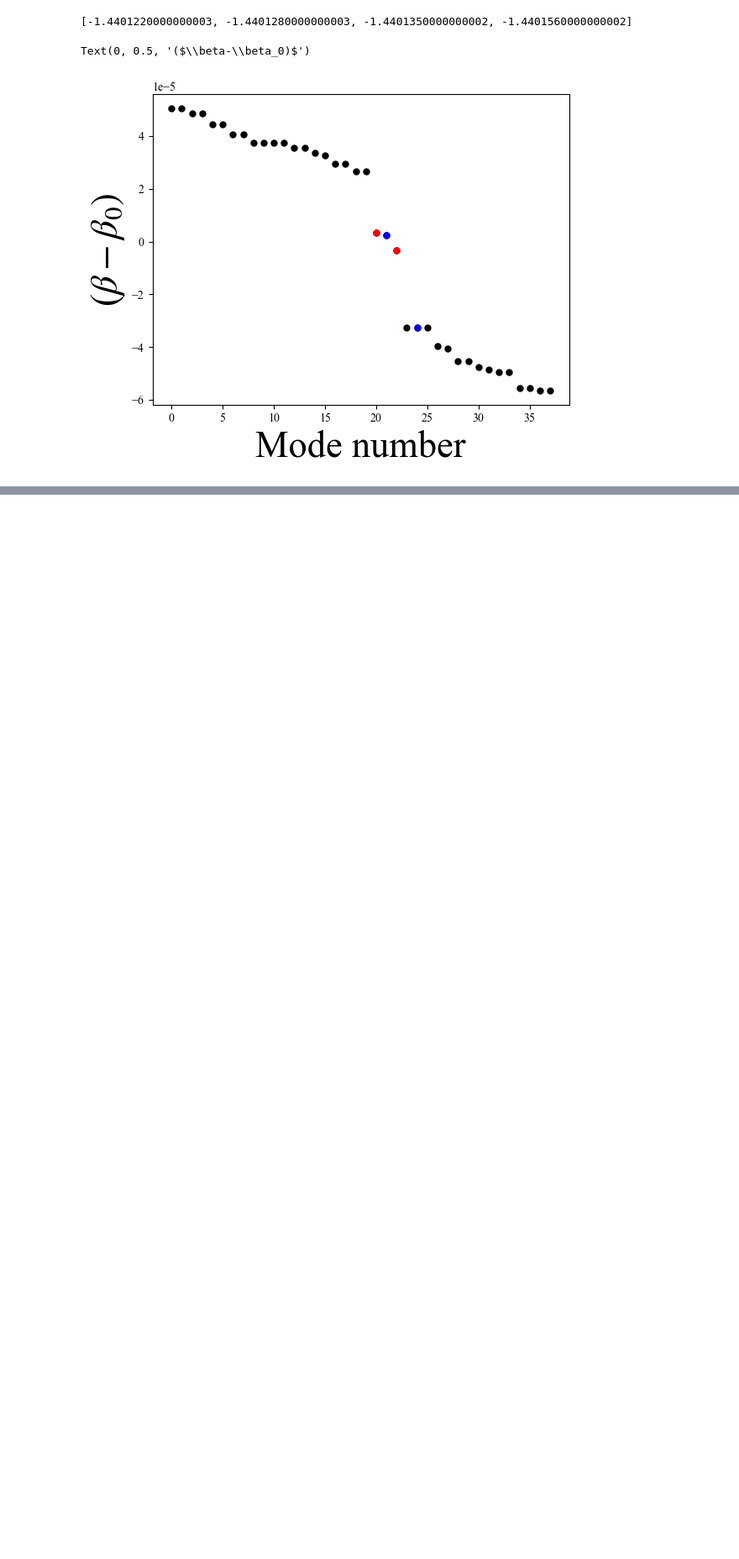
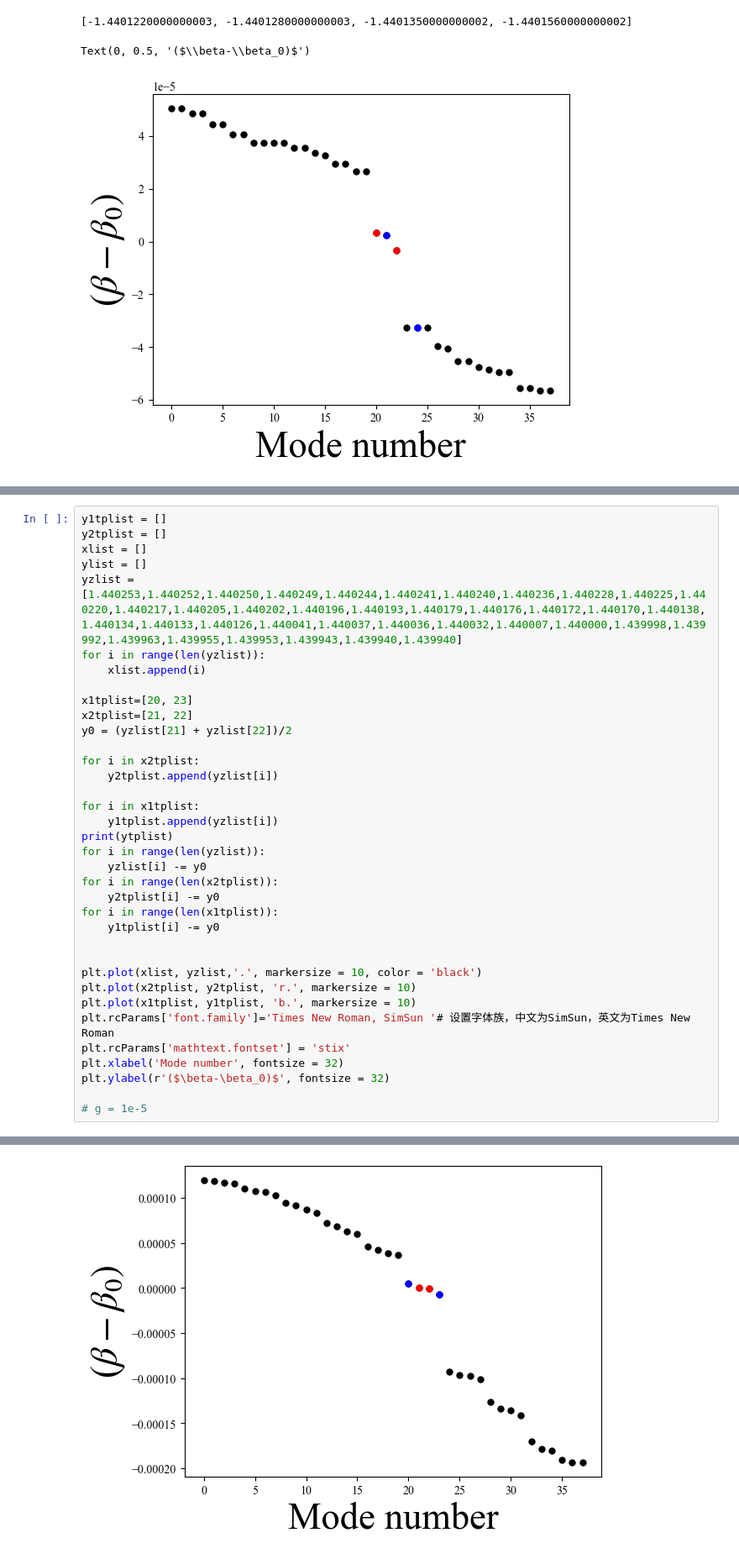
Before and after one commit to LIXUYANG03/On-chip-topological-orbital-angular-momentum, a Jupyter notebook: 能带.ipynb, the cells around one changed output, grey strips where cells are left out. Shown at 84% size. Cells and saved outputs as stored; diff of their text form; blank space fills up the shorter version.

```diff
--- a/能带.ipynb
+++ b/能带.ipynb
@@ -1107,0 +1242,37 @@ Text(0, 0.5, '($\\beta-\\beta_0)$')
+# %%
+y1tplist = []
+y2tplist = []
+xlist = []
+ylist = []
+yzlist = [1.440253,1.440252,1.440250,1.440249,1.440244,1.440241,1.440240,1.440236,1.440228,1.440225,1.440220,1.440217,1.440205,1.440202,1.440196,1.440193,1.440179,1.440176,1.440172,1.440170,1.440138,1.440134,1.440133,1.440126,1.440041,1.440037,1.440036,1.440032,1.440007,1.440000,1.439998,1.439992,1.439963,1.439955,1.439953,1.439943,1.439940,1.439940]
+for i in range(len(yzlist)):
+    xlist.append(i)
+
+x1tplist=[20, 23]
+x2tplist=[21, 22]
+y0 = (yzlist[21] + yzlist[22])/2
+
+for i in x2tplist:
+    y2tplist.append(yzlist[i])
+
+for i in x1tplist:
+    y1tplist.append(yzlist[i])
+print(ytplist)
+for i in range(len(yzlist)):
+    yzlist[i] -= y0
+for i in range(len(x2tplist)):
+    y2tplist[i] -= y0
+for i in range(len(x1tplist)):
+    y1tplist[i] -= y0
+
+
+plt.plot(xlist, yzlist,'.', markersize = 10, color = 'black')
+plt.plot(x2tplist, y2tplist, 'r.', markersize = 10)
+plt.plot(x1tplist, y1tplist, 'b.', markersize = 10)
+plt.rcParams['font.family']='Times New Roman, SimSun '# 设置字体族，中文为SimSun，英文为Times New Roman
+plt.rcParams['mathtext.fontset'] = 'stix'
+plt.xlabel('Mode number', fontsize = 32)
+plt.ylabel(r'($\beta-\beta_0)$', fontsize = 32)
+
+# g = 1e-5
+# %% [output]
@@ -1107,0 +1281 @@ Text(0, 0.5, '($\\beta-\\beta_0)$')
+[figure, added]
```
Also changed, not shown: parts of 11 cells of this notebook.
